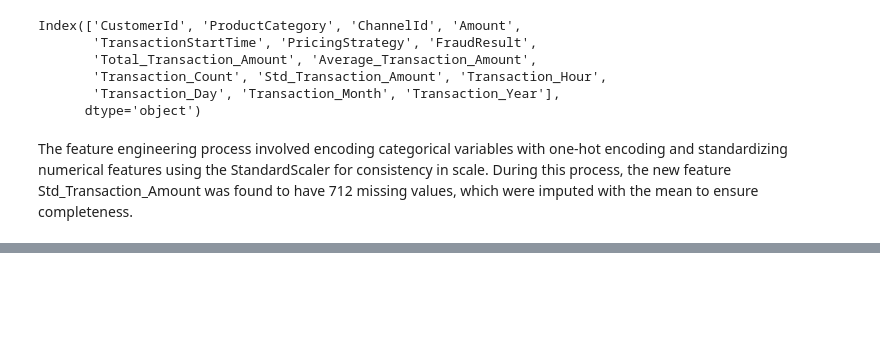
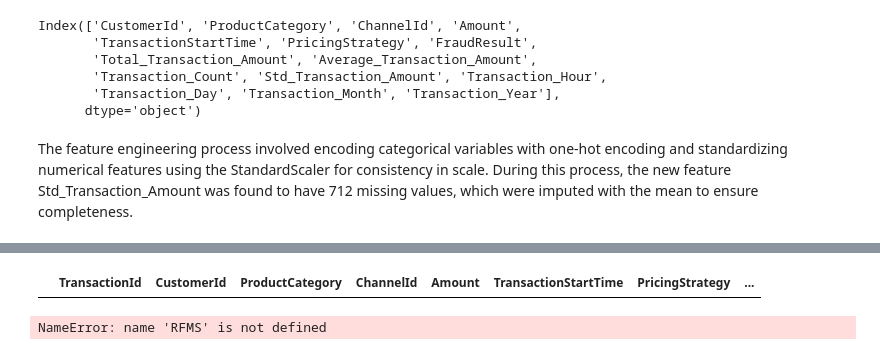
Before and after one commit to epythonlab/bati-bank-credit-scoring, a Jupyter notebook: notebooks/credit_risk_analysis.ipynb, the cells around one changed output, grey strips where cells are left out. Saved outputs shown, nothing was run; the diff lists cells and outputs as text; code cells hidden in the pictures; blank space fills up the shorter version.

```diff
--- a/notebooks/credit_risk_analysis.ipynb
+++ b/notebooks/credit_risk_analysis.ipynb
@@ -424,0 +521,18 @@ The feature engineering process involved encoding categorical variables with one
+# %%
+df_rfs[df_rfs.duplicated()]
+# %% [output]
+|  | TransactionId | CustomerId | ProductCategory | ChannelId | Amount | TransactionStartTime | PricingStrategy | ... |
+# %%
+# Initialize the RFMS object
+rfms = RFMS(df_normalized.reset_index())
+
+# Specify the END_DATE (statistical deadline)
+end_date = pd.Timestamp('2024-10-05')
+
+# Calculate RFMS values
+rfms_result = rfms.calculate_rfms(end_date=end_date)
+
+# Display the result
+print(rfms_result[['CustomerId', 'Last_Access_Date', 'Recency', 'Frequency', 'Monetary']])
+# %% [output]
+NameError: name 'RFMS' is not defined
```
Also changed, not shown: parts of 24 cells of this notebook, 1 other file.
